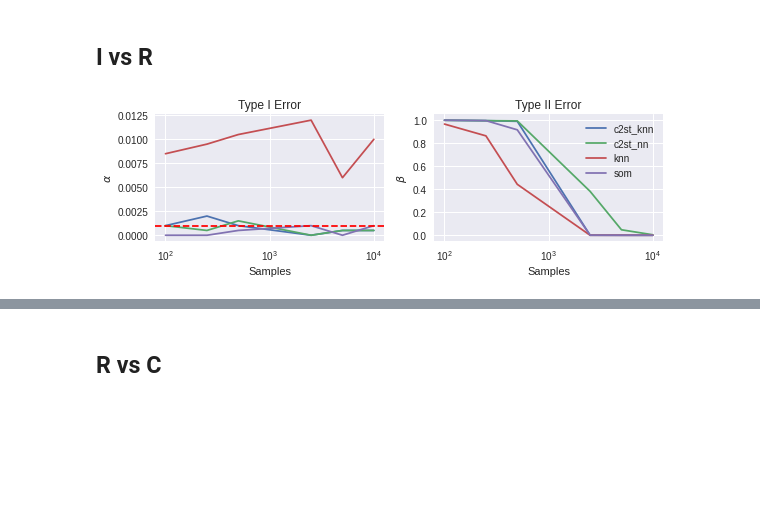
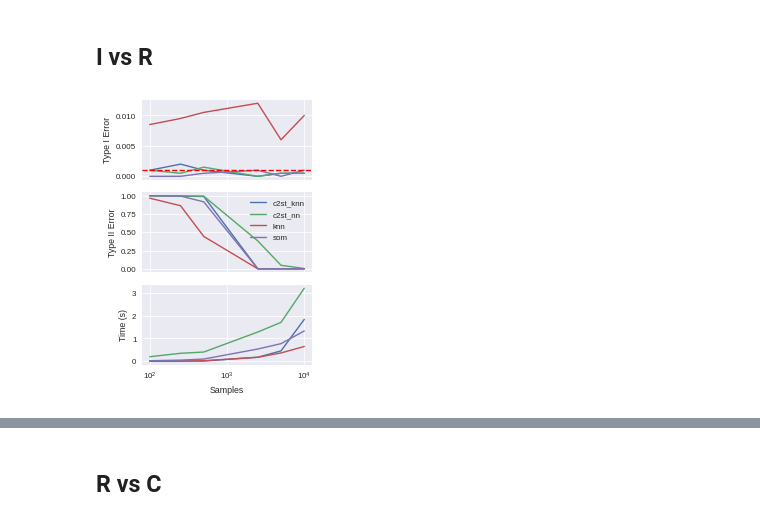
Before and after one commit to ayllon/SOMA, a Jupyter notebook: notebooks/sample_size/eye_dataset.ipynb, the cells around one changed output, grey strips where cells are left out. Drawn from its saved outputs; the diff is of its cells as text; code cells hidden in the pictures; blank space fills up the shorter version.

```diff
--- a/notebooks/sample_size/eye_dataset.ipynb
+++ b/notebooks/sample_size/eye_dataset.ipynb
@@ -13,7 +13,7 @@ from soma.util.plot import plot_errors, plot_time
 warnings.simplefilter("ignore")
 
 plt.style.use('seaborn')
-plt.style.use('seaborn-notebook')
+plt.style.use('seaborn-paper')
 
 from soma.util.errors import stat_errors_vs_sample_size
 from soma.generators.eye import EyeGenerator
@@ -96,7 +91,7 @@ ic_time.savefig(os.path.join(plot_dir, 'ic_time.eps'))
 #ir_results.to_csv('../../results/sample_size/ir_results.csv')
 ir_results = pandas.read_csv('../../results/sample_size/ir_results.csv', index_col=[0, 1])
 # %%
-ir_results_fig = plot_errors(ir_results, alpha=significance, logscale=True)
-ir_results_fig.savefig(os.path.join(plot_dir, 'ir_results.eps'))
+ir_results_fig = plot_errors(ir_results, alpha=significance, logscale=True, show_time=True)
+ir_results_fig.savefig(os.path.join(plot_dir, 'ir_results.eps'), bbox_inches='tight')
 # %% [output]
-[figure, old version]
+[figure, new version]
```
Also changed, not shown: parts of 7 cells of this notebook, 5 other files.
